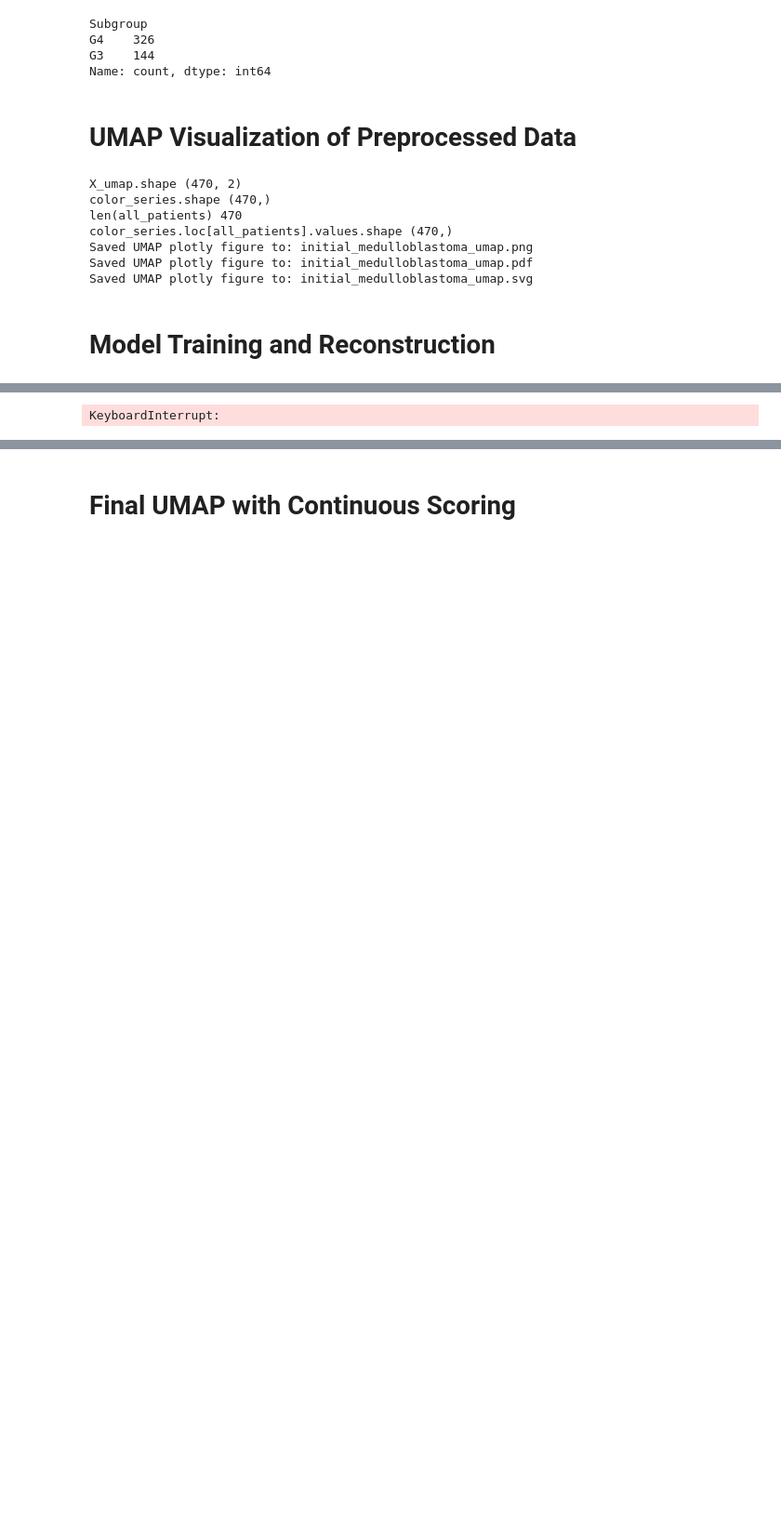
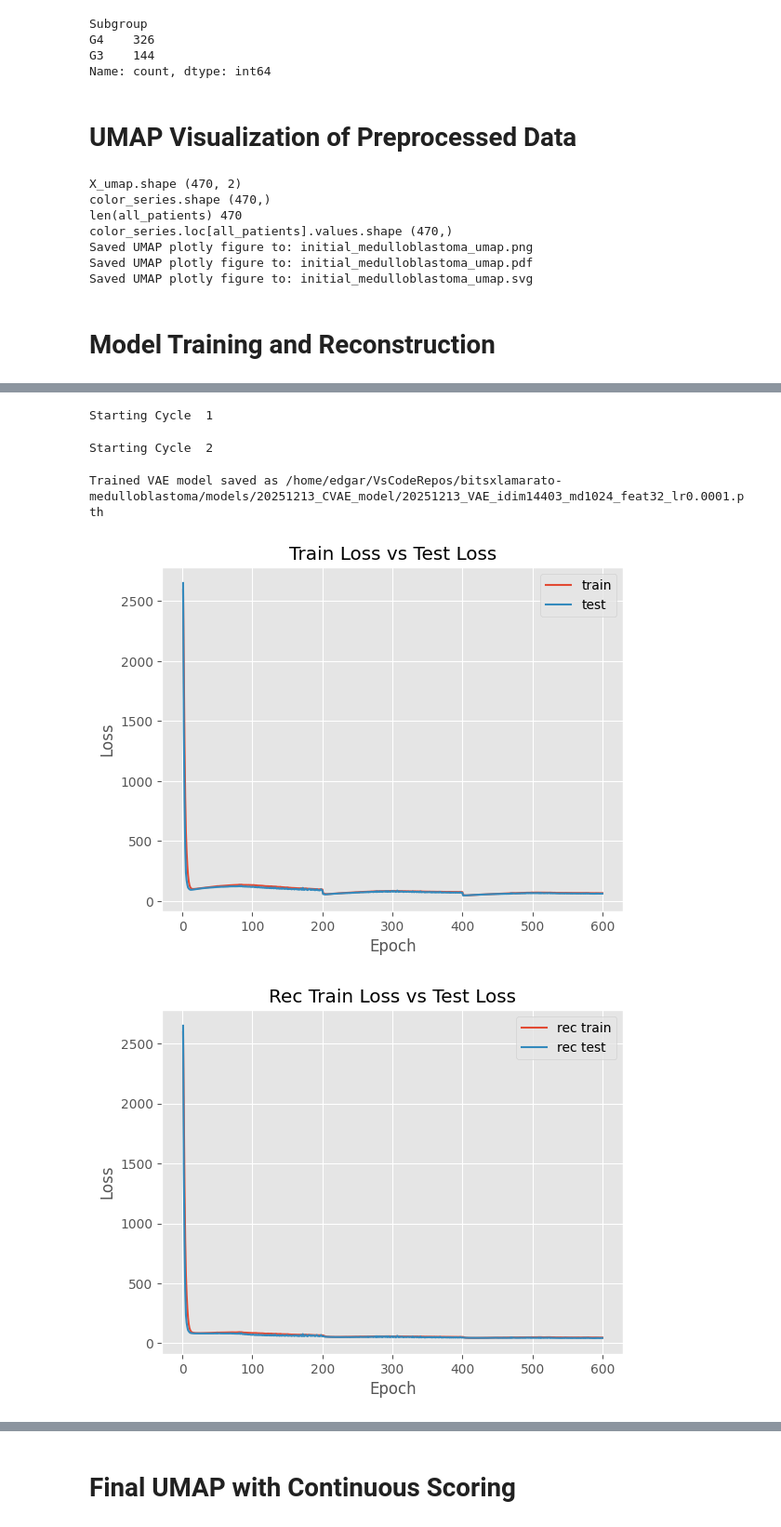
Before and after one commit to Nordest27/bitsxlamarato-medulloblastoma, a Jupyter notebook: notebooks/medulloblastoma-analysis.ipynb, the cells around one changed output, grey strips where cells are left out. Shown at 93% size. Drawn from its saved outputs; the diff is of its cells as text; code cells hidden in the pictures; blank space fills up the shorter version.

```diff
--- a/notebooks/medulloblastoma-analysis.ipynb
+++ b/notebooks/medulloblastoma-analysis.ipynb
@@ -175,7 +177,7 @@ device = torch.device("cuda" if torch.cuda.is_available() else "cpu")
 from medulloblastoma.modeling.train_model import *
 
 # Parameters:
-ch_batch_size = 20
+ch_batch_size = 128
 loss = 'mse'
 
 # Cycle-annealing hyperparameters:
@@ -288,7 +290,7 @@ else:
         ch_reduction, ch_beta, model_type,
         "standard"
     )
-    (tr_l, tt_l, tr_kl, tt_kl, tr_r, tt_r, tt_dev) = cyclical_training(
+    (model_path, tr_l, tt_l, tr_kl, tt_kl, tr_r, tt_r, tt_dev) = cyclical_training(
         save_path=save_model_path,
         model=chosen_model,
         loader_train=train_loader,
@@ -322 +340,5 @@ Using VAE...
-KeyboardInterrupt:
+Starting Cycle  1
+Starting Cycle  2
+Trained VAE model saved as /home/edgar/VsCodeRepos/bitsxlamarato-medulloblastoma/models/20251213_CVAE_model/20251213_VAE_idim14403_md1024_feat32_lr0.0001.pth
+[figure, added]
+[figure, added]
```
Also changed, not shown: parts of 6 cells of this notebook, 1 other file.
